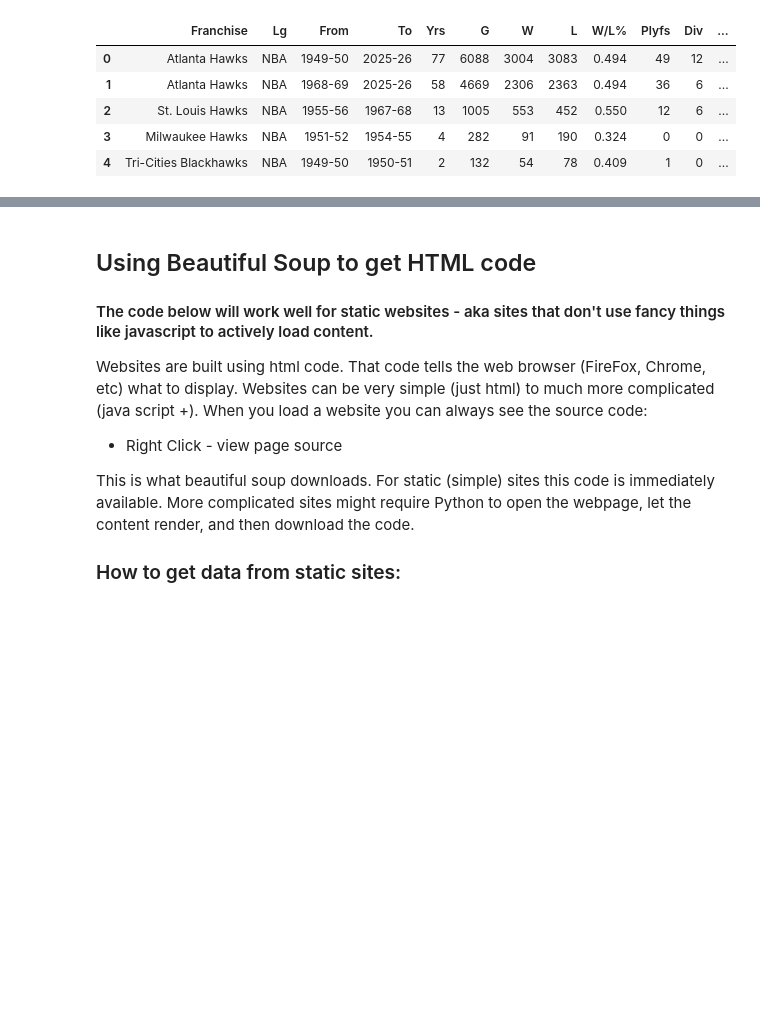
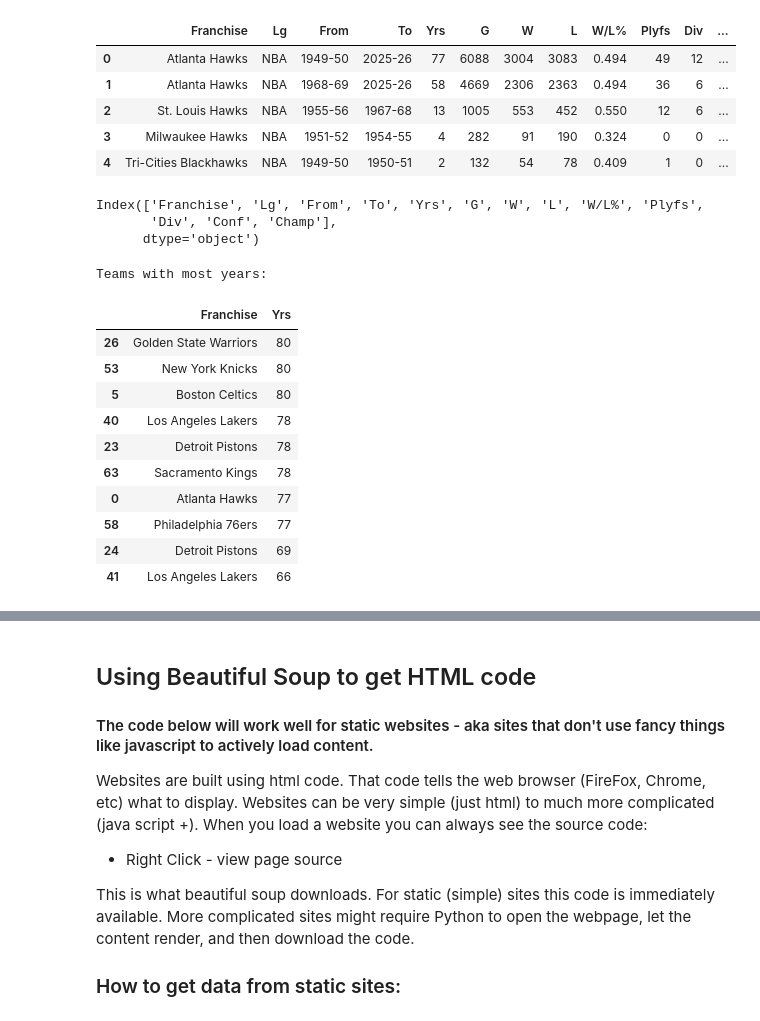
Before and after one commit to roryhuck/PythonProgramming, a Jupyter notebook: Day17/HwPractice17.ipynb, the cells around one changed output, grey strips where cells are left out. Drawn from its saved outputs; the diff is of its cells as text; code cells hidden in the pictures; blank space fills up the shorter version.

```diff
--- a/Day17/HwPractice17.ipynb
+++ b/Day17/HwPractice17.ipynb
@@ -226,3 +226,31 @@ teams.head()
 | 2 | St. Louis Hawks | NBA | 1955-56 | 1967-68 | 13 | 1005 | 553 | 452 | 0.550 | 12 | 6 | ... |
 | 3 | Milwaukee Hawks | NBA | 1951-52 | 1954-55 | 4 | 282 | 91 | 190 | 0.324 | 0 | 0 | ... |
 | 4 | Tri-Cities Blackhawks | NBA | 1949-50 | 1950-51 | 2 | 132 | 54 | 78 | 0.409 | 1 | 0 | ... |
+# %%
+teams.columns
+# %% [output]
+Index(['Franchise', 'Lg', 'From', 'To', 'Yrs', 'G', 'W', 'L', 'W/L%', 'Plyfs',
+       'Div', 'Conf', 'Champ'],
+      dtype='object')
+# %%
+#unnamec columns
+teams = teams.loc[:, ~teams.columns.str.contains('^Unnamed')]
+# %%
+# which teams have the most years played?
+top_years = teams.sort_values('Yrs', ascending=False).head(10)
+
+print("Teams with most years:")
+display(top_years[['Franchise','Yrs']])
+# %% [output]
+Teams with most years:
+|  | Franchise | Yrs |
+| 26 | Golden State Warriors | 80 |
+| 53 | New York Knicks | 80 |
+| 5 | Boston Celtics | 80 |
+| 40 | Los Angeles Lakers | 78 |
+| 23 | Detroit Pistons | 78 |
+| 63 | Sacramento Kings | 78 |
+| 0 | Atlanta Hawks | 77 |
+| 58 | Philadelphia 76ers | 77 |
+| 24 | Detroit Pistons | 69 |
+| 41 | Los Angeles Lakers | 66 |
```
Also changed, not shown: parts of 15 cells of this notebook, 2 other files.
